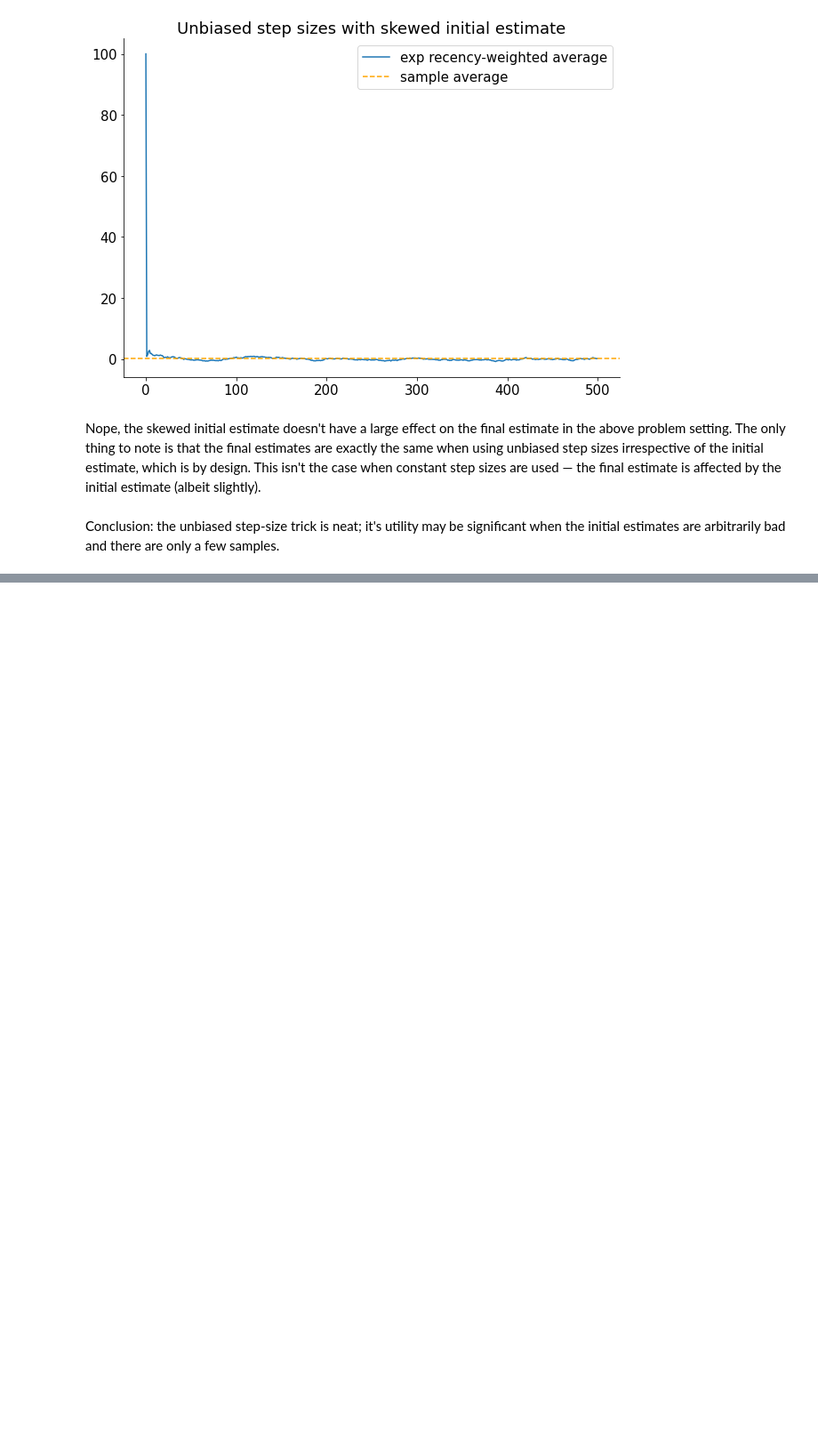
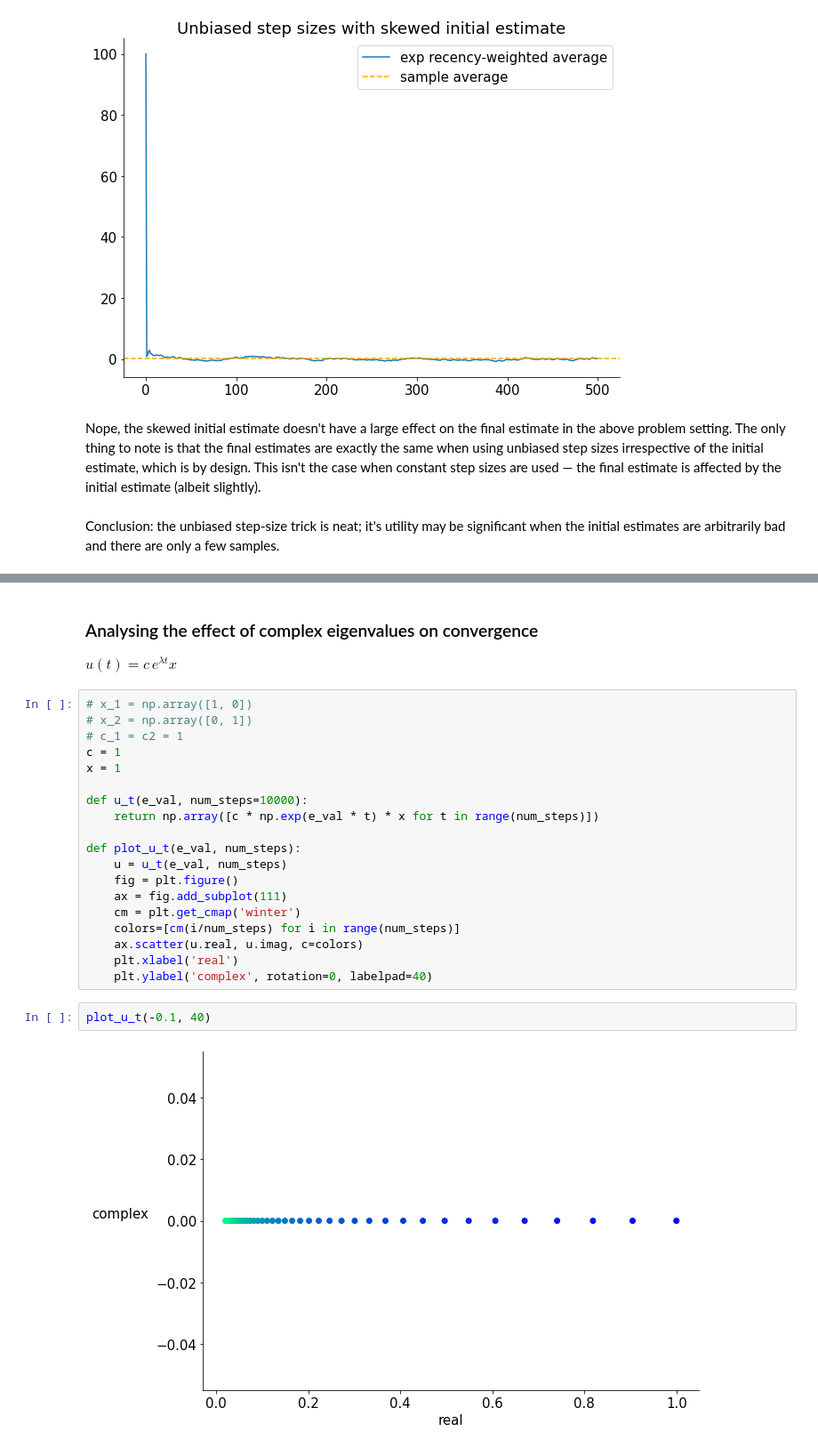
Before and after one commit to abhisheknaik96/rl-playground, a Jupyter notebook: misc.ipynb, the cells around one changed output, grey strips where cells are left out. Shown at 89% size. Cells and saved outputs as stored; diff of their text form; blank space fills up the shorter version.

```diff
--- a/misc.ipynb
+++ b/misc.ipynb
@@ -89,0 +699,27 @@ Conclusion: the unbiased step-size trick is neat; it's utility may be significan
+# %% [markdown]
+### Analysing the effect of complex eigenvalues on convergence
+
+$u(t) = c\,e^{\lambda t} x$
+# %%
+# x_1 = np.array([1, 0])
+# x_2 = np.array([0, 1])
+# c_1 = c2 = 1
+c = 1
+x = 1
+
+def u_t(e_val, num_steps=10000):
+    return np.array([c * np.exp(e_val * t) * x for t in range(num_steps)])
+
+def plot_u_t(e_val, num_steps):
+    u = u_t(e_val, num_steps)
+    fig = plt.figure()
+    ax = fig.add_subplot(111)
+    cm = plt.get_cmap('winter')
+    colors=[cm(i/num_steps) for i in range(num_steps)]
+    ax.scatter(u.real, u.imag, c=colors)
+    plt.xlabel('real')
+    plt.ylabel('complex', rotation=0, labelpad=40)
+# %%
+plot_u_t(-0.1, 40)
+# %% [output]
+[figure, added]
```
Also changed, not shown: parts of 72 cells of this notebook.
